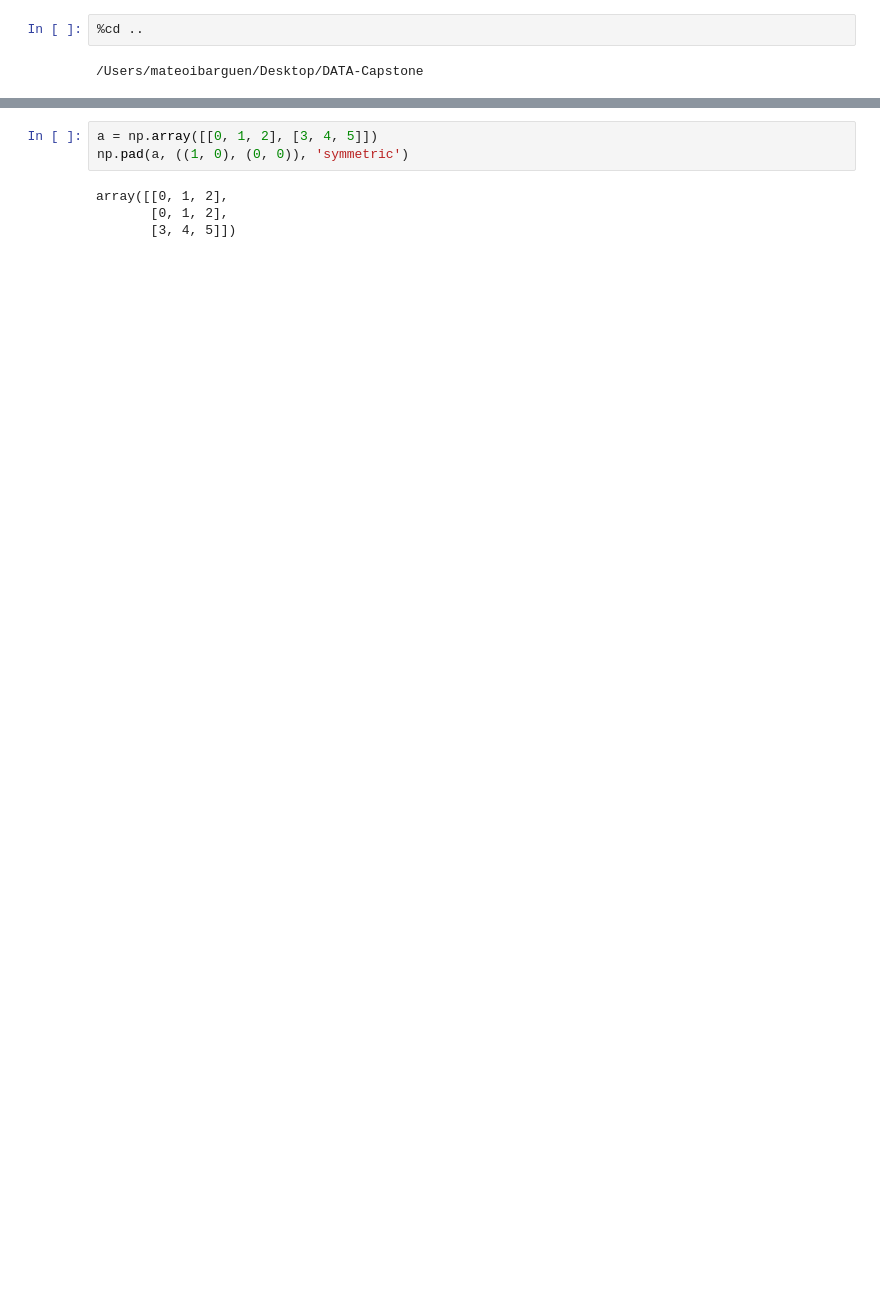
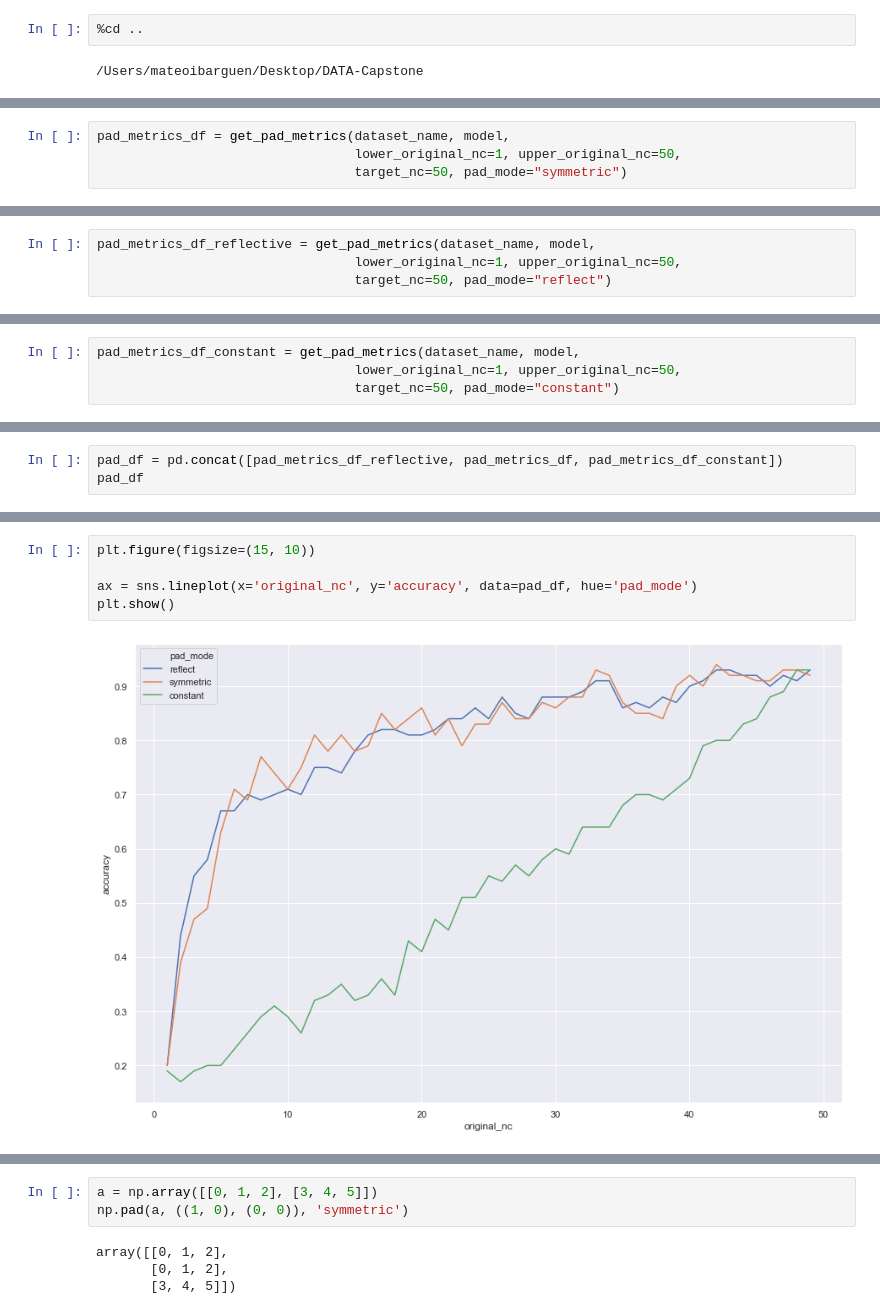
Before and after one commit to NathanPhilliber/DATA-Capstone, a Jupyter notebook: models/notebooks/06-num-channels.ipynb, the cells around one changed output, grey strips where cells are left out. Cells and saved outputs as stored; diff of their text form; blank space fills up the shorter version.

Commit message:
Add visualization for the number of channels, padding.

```diff
--- a/models/notebooks/06-num-channels.ipynb
+++ b/models/notebooks/06-num-channels.ipynb
@@ -16,0 +91,4 @@ X_train, y_train, X_test, y_test = spectra_pp.transform(encoded=True)
+# %%
+pad_metrics_df = get_pad_metrics(dataset_name, model,
+                                 lower_original_nc=1, upper_original_nc=50,
+                                 target_nc=50, pad_mode="symmetric")
@@ -16,0 +113,4 @@ X_train, y_train, X_test, y_test = spectra_pp.transform(encoded=True)
+# %%
+pad_metrics_df_reflective = get_pad_metrics(dataset_name, model,
+                                 lower_original_nc=1, upper_original_nc=50,
+                                 target_nc=50, pad_mode="reflect")
@@ -16,0 +135,4 @@ X_train, y_train, X_test, y_test = spectra_pp.transform(encoded=True)
+# %%
+pad_metrics_df_constant = get_pad_metrics(dataset_name, model,
+                                 lower_original_nc=1, upper_original_nc=50,
+                                 target_nc=50, pad_mode="constant")
@@ -16,0 +160,3 @@ X_train, y_train, X_test, y_test = spectra_pp.transform(encoded=True)
+# %%
+pad_df = pd.concat([pad_metrics_df_reflective, pad_metrics_df, pad_metrics_df_constant])
+pad_df
@@ -16,0 +182,7 @@ X_train, y_train, X_test, y_test = spectra_pp.transform(encoded=True)
+# %%
+plt.figure(figsize=(15, 10))
+
+ax = sns.lineplot(x='original_nc', y='accuracy', data=pad_df, hue='pad_mode')
+plt.show()
+# %% [output]
+[figure, added]
```
Also changed, not shown: parts of 31 cells of this notebook.
